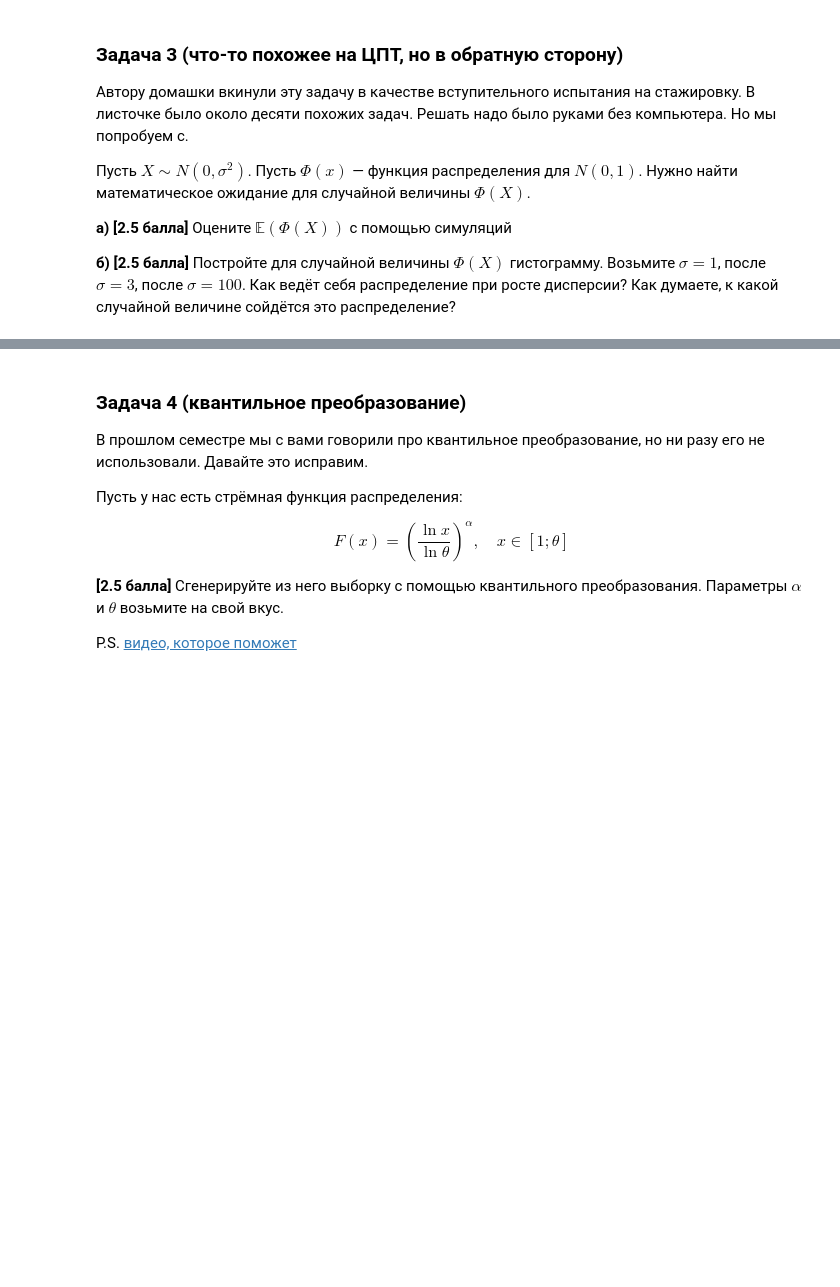
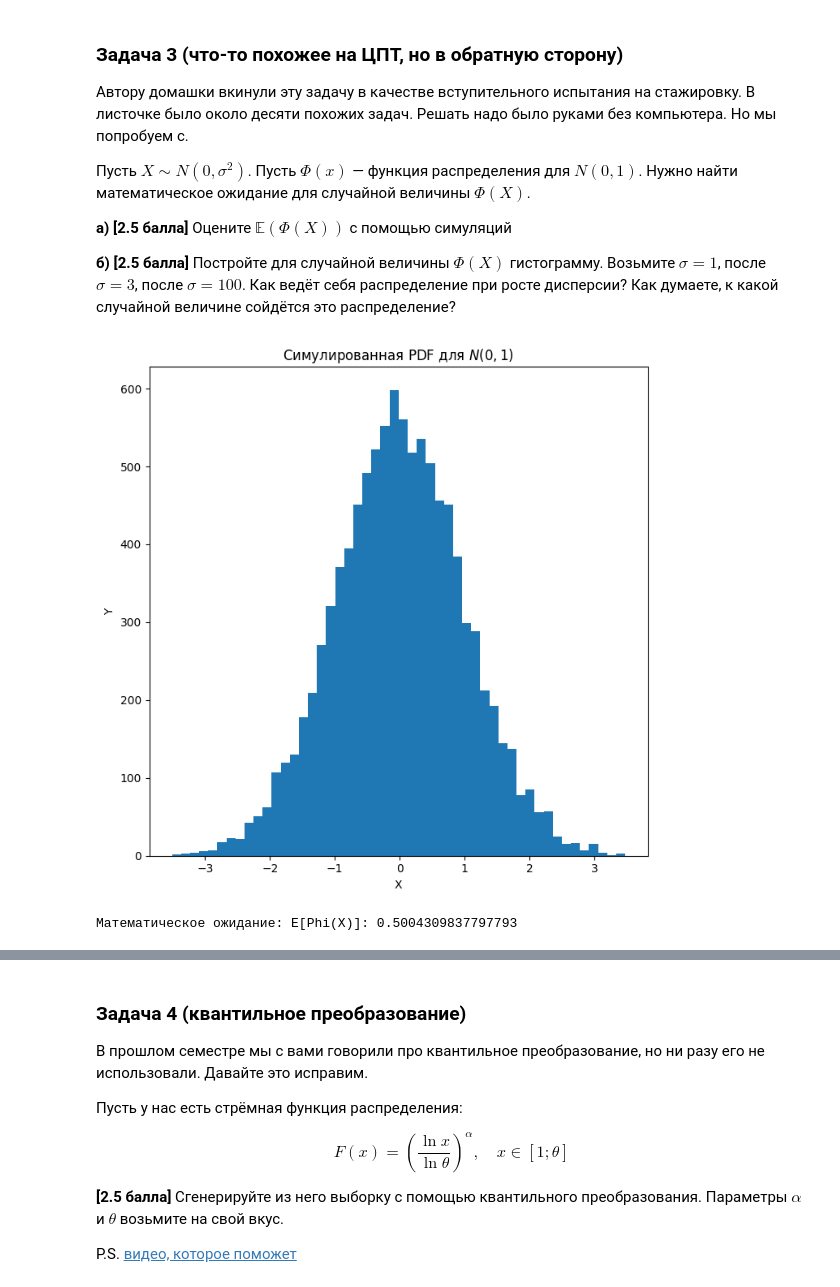
Before and after one commit to olegoid/yet_another_matstat_course, a Jupyter notebook: hw_matstat/hw-01- 007-OLEG-DEMCHENKO.ipynb, the cells around one changed output, grey strips where cells are left out. Drawn from its saved outputs; the diff is of its cells as text; code cells hidden in the pictures; blank space fills up the shorter version.

```diff
--- a/hw_matstat/hw-01- 007-OLEG-DEMCHENKO.ipynb
+++ b/hw_matstat/hw-01- 007-OLEG-DEMCHENKO.ipynb
@@ -559,0 +558,17 @@ __б) [2.5 балла]__ Постройте для случайной велич
+# %%
+norm_distribution = np.random.normal(0, 1, 10**4)
+
+plt.hist(norm_distribution, density=False, bins=50)
+plt.ylabel('Y', fontsize=10)
+plt.xlabel('X', fontsize=10)
+plt.title('Симулированная PDF для $N(0,1)$')
+plt.show()
+# %% [output]
+[figure, added]
+# %%
+import scipy
+
+norm_cdf = scipy.stats.norm.cdf(norm_distribution)
+print('Математическое ожидание: E[Phi(X)]: ' + str(np.mean(norm_cdf)))
+# %% [output]
+Математическое ожидание: E[Phi(X)]: 0.5004309837797793
```
Also changed, not shown: parts of 18 cells of this notebook.
